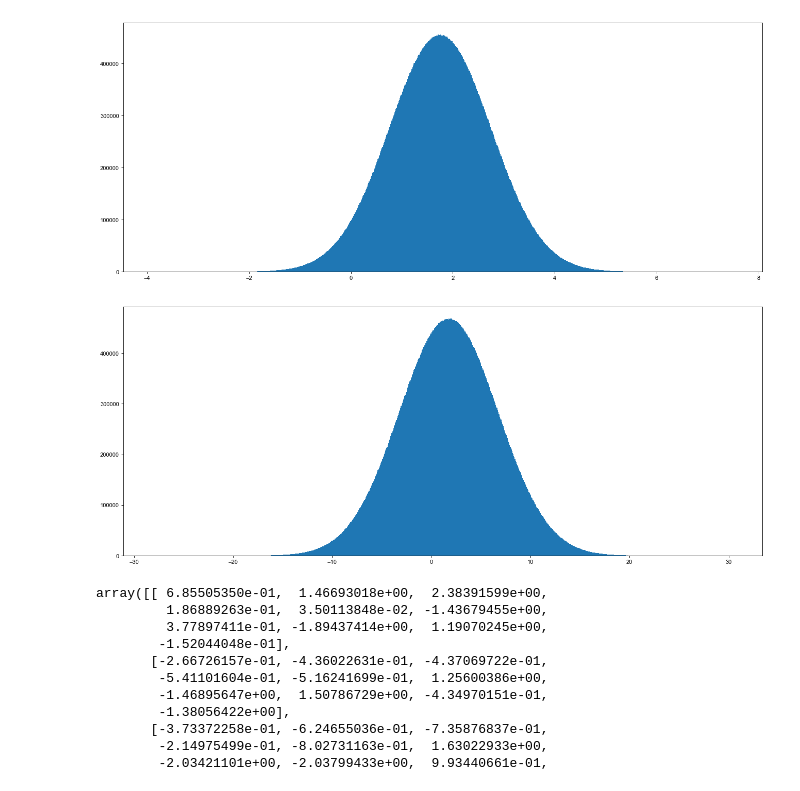
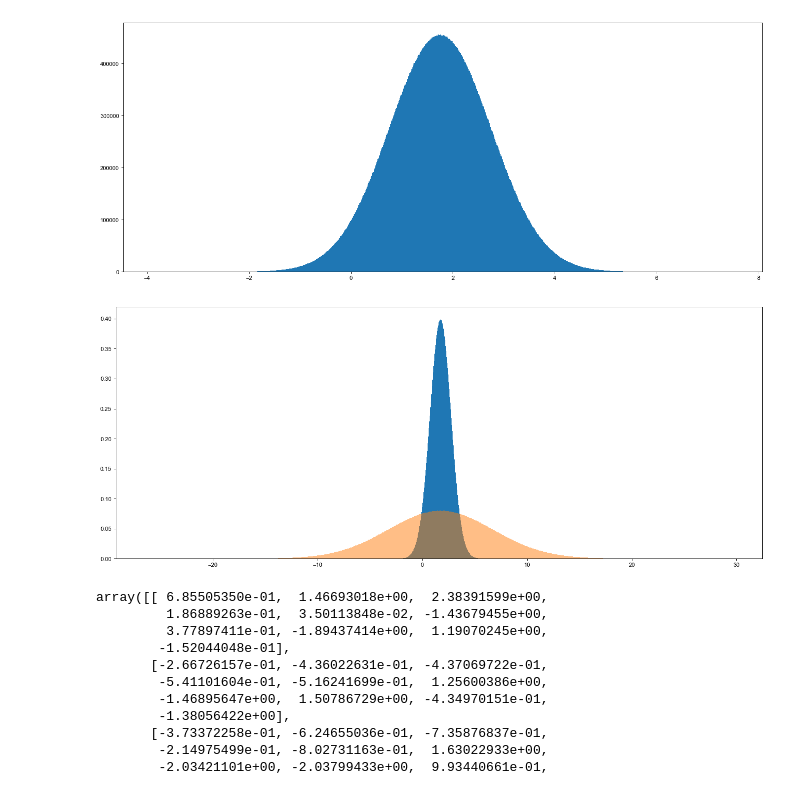
Before and after one commit to amourbrus/datascience, a Jupyter notebook: 02_numpy/numpy.ipynb, the cells around one changed output. Saved outputs shown, nothing was run; the diff lists cells and outputs as text; code cells hidden in the pictures.

```diff
--- a/02_numpy/numpy.ipynb
+++ b/02_numpy/numpy.ipynb
@@ -192,15 +192,13 @@ plt.show()
 # %%
 x2 = np.random.normal(1.75, 1, 100000000)
 x3 = np.random.normal(1.75, 5, 100000000)
 plt.figure(figsize=(20,8),dpi=80)
-# plt.hist(x2,bins=1000)
+plt.hist(x2,bins=1000,normed=True)
 
-plt.hist(x3,bins=1000)
-# plt.yticks(range(800000)[::100000])
-# plt.xticks(range(-20,20)[::1])
+plt.hist(x3,bins=1000,normed=True,alpha=0.5)
 plt.show()
 # %% [output]
-[figure, old version]
+[figure, new version]
 # %%
 stock_change = np.random.normal(0, 1, (8, 10))
 stock_change
```
Also changed, not shown: parts of 13 cells of this notebook, 13 other files.
